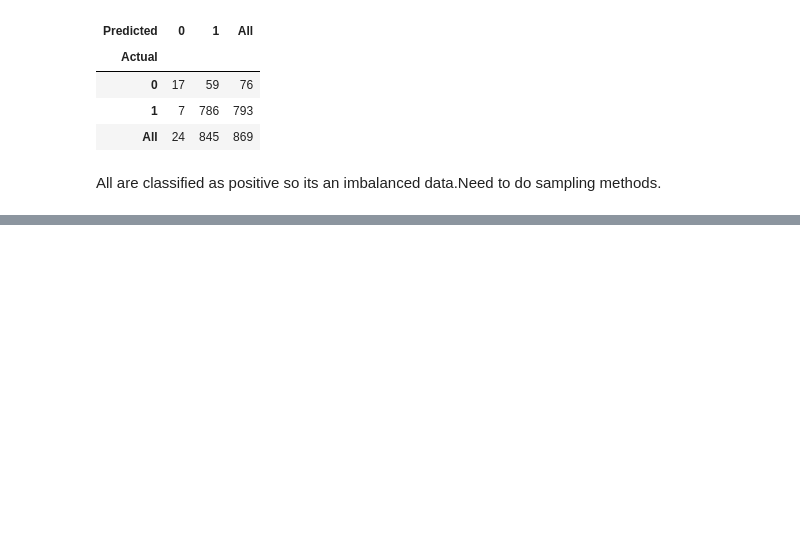
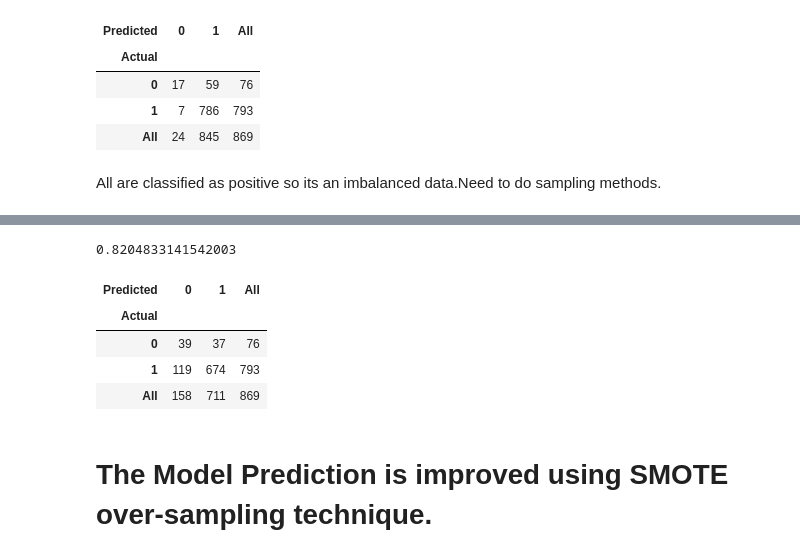
Before and after one commit to mahakkalsi/Amazon-Alexa-Reviews-Sentiment-Analysis, a Jupyter notebook: Amazon_Alexa_Reviews_Sentiment_Analysis.ipynb, the cells around one changed output, grey strips where cells are left out. Saved outputs shown, nothing was run; the diff lists cells and outputs as text; code cells hidden in the pictures; blank space fills up the shorter version.

```diff
--- a/Amazon_Alexa_Reviews_Sentiment_Analysis.ipynb
+++ b/Amazon_Alexa_Reviews_Sentiment_Analysis.ipynb
@@ -366,0 +421,19 @@ All are classified as positive so its an imbalanced data.Need to do sampling met
+# %%
+from sklearn.linear_model import LogisticRegression
+
+clf_sm1=LogisticRegression().fit(X_res, y_res)
+predict_sm1=clf_sm1.predict(X_test)
+accuracy_score(y_test,predict_sm1)
+# %% [output]
+0.8204833141542003
+# %%
+df_confusion_sm1 = pd.crosstab(y_test,predict_sm1, rownames=['Actual'], colnames=['Predicted'], margins=True)
+df_confusion_sm1
+# %% [output]
+| Predicted | 0 | 1 | All |
+| Actual |  |  |  |
+| 0 | 39 | 37 | 76 |
+| 1 | 119 | 674 | 793 |
+| All | 158 | 711 | 869 |
+# %% [markdown]
+# The Model Prediction is improved using SMOTE over-sampling technique.
```
Also changed, not shown: parts of 13 cells of this notebook.
